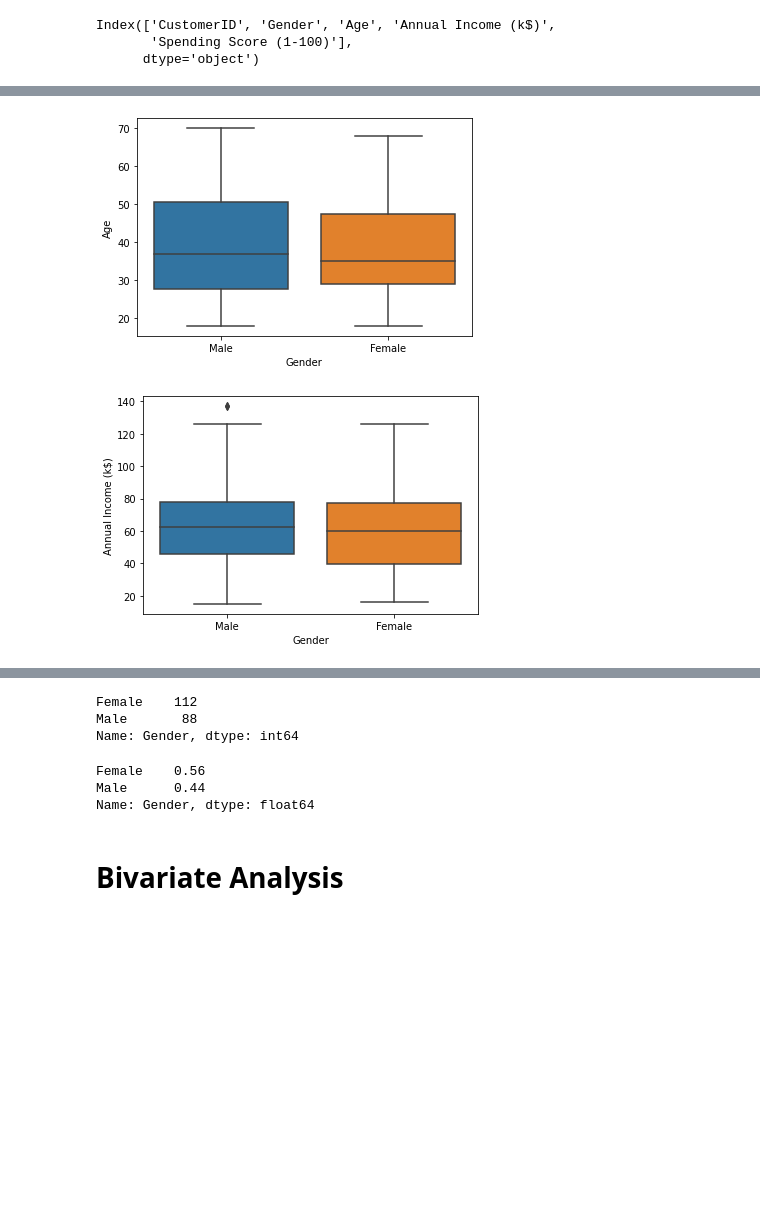
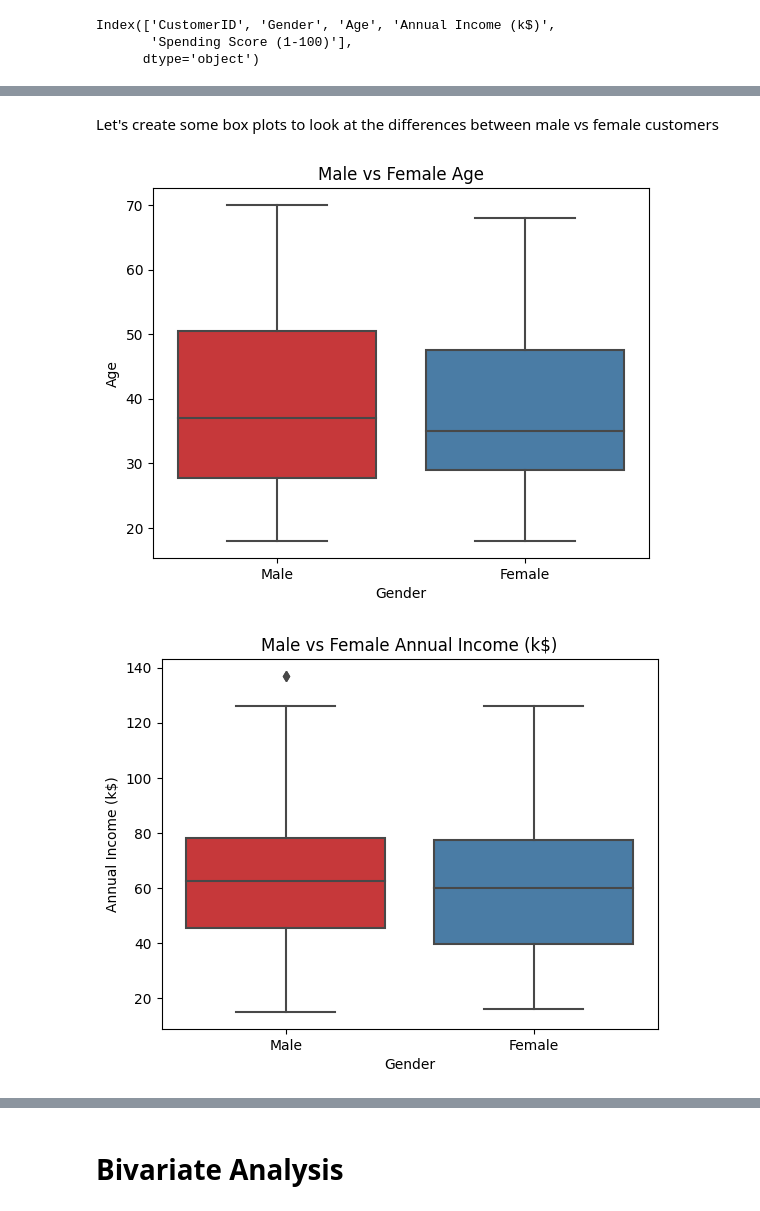
Before and after one commit to lreed2450/KMeans, a Jupyter notebook: Clustering with KMeans.ipynb, the cells around one changed output, grey strips where cells are left out. Saved outputs shown, nothing was run; the diff lists cells and outputs as text; code cells hidden in the pictures; blank space fills up the shorter version.

Commit message:
updated charts

```diff
--- a/Clustering with KMeans.ipynb
+++ b/Clustering with KMeans.ipynb
@@ -54,5 +66,5 @@ Index(['CustomerID', 'Gender', 'Age', 'Annual Income (k$)',
 columns = ['Age', 'Annual Income (k$)', 'Spending Score (1-100)' ]
 for col in columns:
     plt.figure()
-    sns.histplot(df[col], kde=True, color='#6ea0ff').set(title=(f"Density of {col}"))
+    sns.histplot(df[col], kde=True, color='#6ea0ff').set(title=(f"Histogram of {col}"))
 # %% [output]
@@ -63,5 +99,9 @@ for col in columns:
 columns = ['Age', 'Annual Income (k$)', 'Spending Score (1-100)' ]
 for col in columns:
     plt.figure()
-    sns.kdeplot(df.reset_index(drop=True), x=df['Age'], hue='Gender', fill=True).set(title=f'Desnity of {col} by Gender')
+    sns.kdeplot(df.reset_index(drop=True),
+                x=df['Age'],
+                hue='Gender',
+                fill=True,
+                palette="Set1").set(title=f'Density of {col} by Gender')
 # %% [output]
@@ -71,8 +111,10 @@ for col in columns:
+# %% [markdown]
+Let's create some box plots to look at the differences between male vs female customers
 # %%
 columns = ['Age', 'Annual Income (k$)', 'Spending Score (1-100)' ]
 for col in columns:
     plt.figure()
-    sns.boxplot(data=df, x='Gender', y=df[col])
+    sns.boxplot(data=df, x='Gender', y=df[col], palette="Set1", saturation=.7).set(title=f'Male vs Female {col}')
 # %% [output]
-[figure, old version]
+[figure, new version]
-[figure, old version]
+[figure, new version]
@@ -80,15 +122,3 @@ for col in columns:
-# %%
-df['Gender'].value_counts()
-# %% [output]
-Female    112
-Male       88
-Name: Gender, dtype: int64
-# %%
-df['Gender'].value_counts(normalize=True)
-# %% [output]
-Female    0.56
-Male      0.44
-Name: Gender, dtype: float64
 # %% [markdown]
 # Bivariate Analysis
 # %%
```
Also changed, not shown: parts of 59 cells of this notebook.
